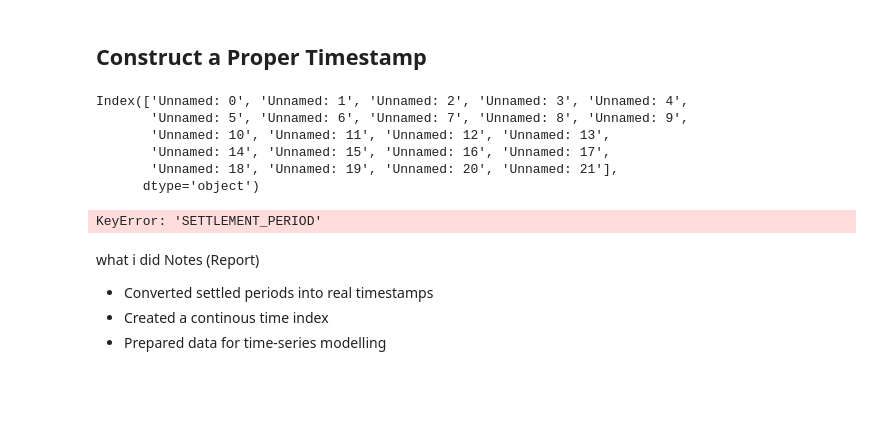
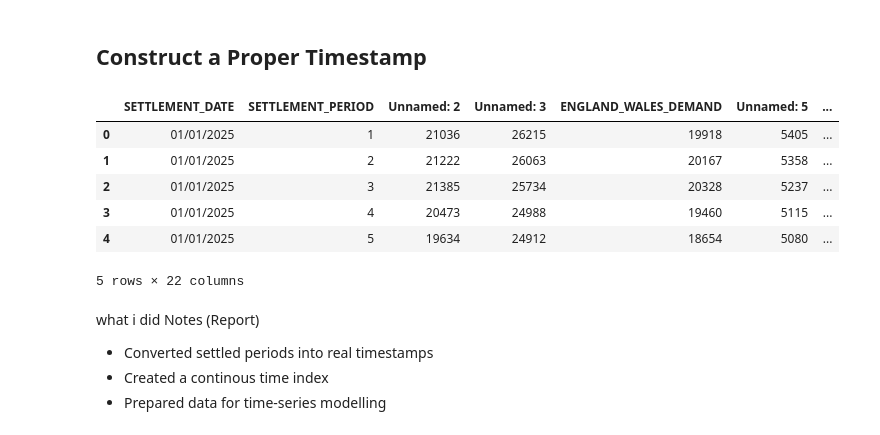
Before and after one commit to 4riell4/energy-consumption-forecasting, a Jupyter notebook: notebooks/01_data_inspection.ipynb, the cells around one changed output. Cells and saved outputs as stored; diff of their text form; code cells hidden in the pictures; blank space fills up the shorter version.

Commit message:
Phase 1
Data cleaning, restructuring, and pre-processing

```diff
--- a/notebooks/01_data_inspection.ipynb
+++ b/notebooks/01_data_inspection.ipynb
@@ -177,28 +177,36 @@ Why i did it Notes (Report)
 - Ensures data integrity and reproducibility
 # %% [markdown]
 ## Construct a Proper Timestamp
-# %%
-df.columns
-# %% [output]
-Index(['Unnamed: 0', 'Unnamed: 1', 'Unnamed: 2', 'Unnamed: 3', 'Unnamed: 4',
-       'Unnamed: 5', 'Unnamed: 6', 'Unnamed: 7', 'Unnamed: 8', 'Unnamed: 9',
-       'Unnamed: 10', 'Unnamed: 11', 'Unnamed: 12', 'Unnamed: 13',
-       'Unnamed: 14', 'Unnamed: 15', 'Unnamed: 16', 'Unnamed: 17',
-       'Unnamed: 18', 'Unnamed: 19', 'Unnamed: 20', 'Unnamed: 21'],
-      dtype='object')
 # %%
-# Create datetime index
-df["SETTLEMENT_PERIOD"] = df["SETTLEMENT_PERIOD"].astype(int)
-
-df["datetime"] = (
-    pd.to_datetime(df["SETTLEMENT_DATE"], dayfirst=True)
-    + pd.to_timedelta((df["SETTLEMENT_PERIOD"] - 1) * 30, unit="min")
+# 1. Reload with header=2 to skip metadata
+df = pd.read_csv(
+    "../data/raw/National Grid Data 2009-2025.csv",
+    header=2,
+    low_memory=False
 )
 
-df = df.set_index("datetime")
+# 2. Check if the first row of data contains the column names (common with this dataset)
+# If the first row is just text, we drop it to avoid errors during numeric conversion
+if df.iloc[0, 0] == "SETTLEMENT_DATE":
+    df = df.iloc[1:].reset_index(drop=True)
+
+# 3. Rename columns by POSITION to avoid KeyError from hidden characters
+# Column 0: Date, Column 1: Period, Column 4: Demand
+df.rename(columns={
+    df.columns[0]: "SETTLEMENT_DATE",
+    df.columns[1]: "SETTLEMENT_PERIOD",
+    df.columns[4]: "ENGLAND_WALES_DEMAND"
+}, inplace=True)
+
 df.head()
 # %% [output]
+|  | SETTLEMENT_DATE | SETTLEMENT_PERIOD | Unnamed: 2 | Unnamed: 3 | ENGLAND_WALES_DEMAND | Unnamed: 5 | ... |
+| 0 | 01/01/2025 | 1 | 21036 | 26215 | 19918 | 5405 | ... |
+| 1 | 01/01/2025 | 2 | 21222 | 26063 | 20167 | 5358 | ... |
+| 2 | 01/01/2025 | 3 | 21385 | 25734 | 20328 | 5237 | ... |
+| 3 | 01/01/2025 | 4 | 20473 | 24988 | 19460 | 5115 | ... |
+| 4 | 01/01/2025 | 5 | 19634 | 24912 | 18654 | 5080 | ... |
-KeyError: 'SETTLEMENT_PERIOD'
+5 rows × 22 columns
 # %% [markdown]
 what i did Notes (Report)
 - Converted settled periods into real timestamps
```
Also changed, not shown: parts of 2 cells of this notebook.
